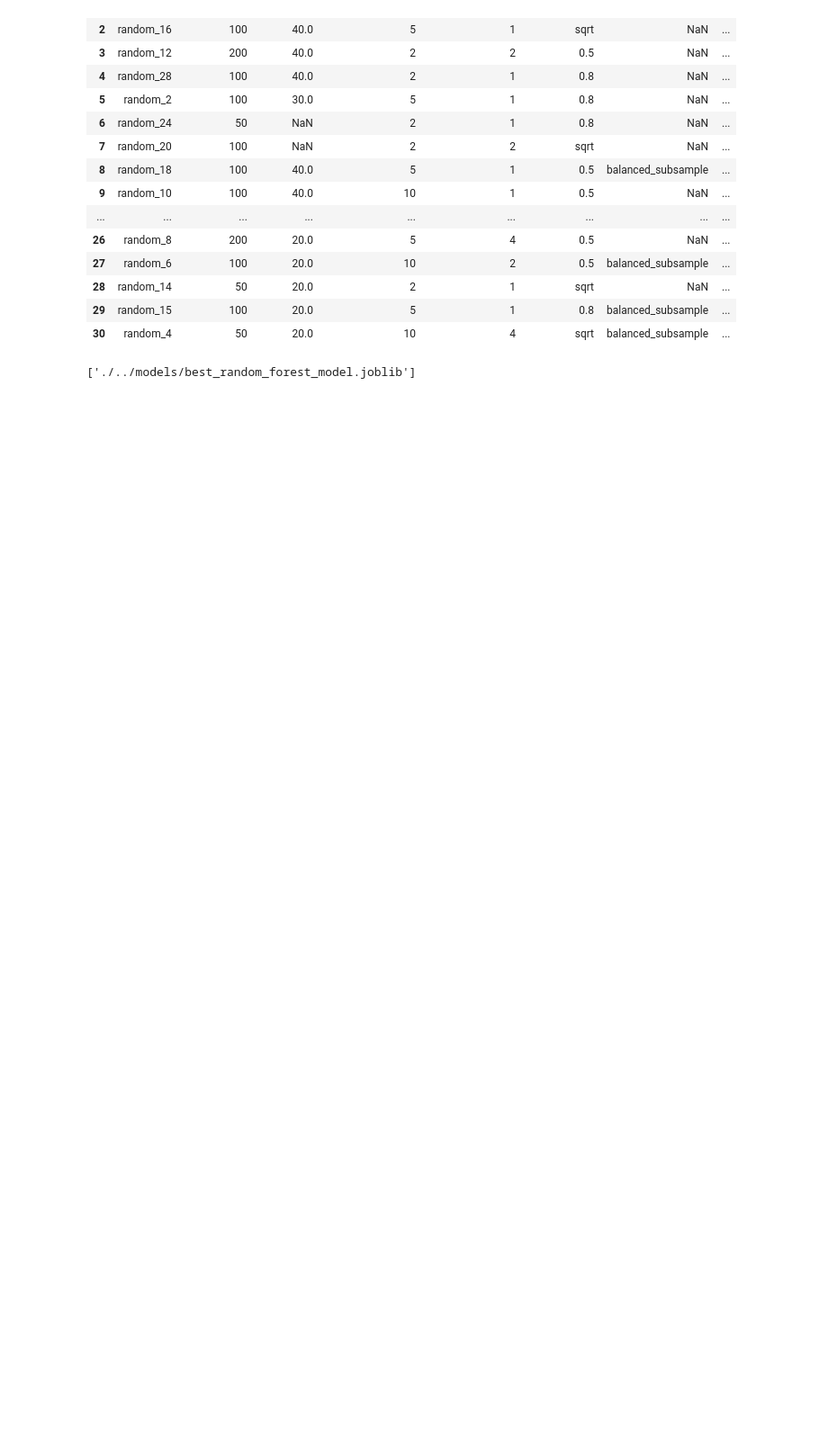
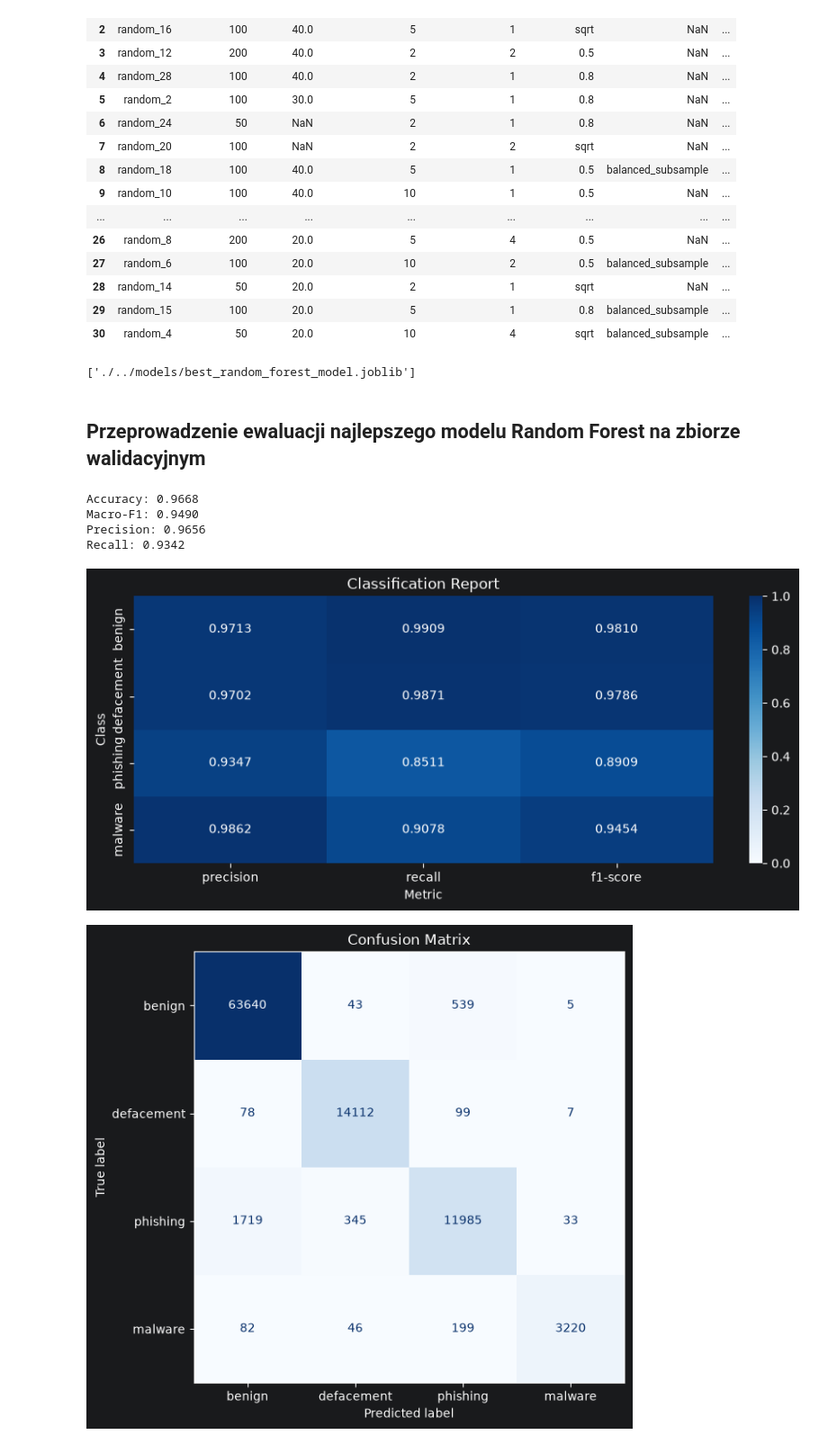
Before and after one commit to CRM-Thunder/UrlNet, a Jupyter notebook: notebooks/main_pipeline.ipynb, the cells around one changed output. Shown at 90% size. Cells and saved outputs as stored; diff of their text form; code cells hidden in the pictures; blank space fills up the shorter version.

Commit message:
Streamlined the main pipeline by loading models from joblib files, added best model evaluation on validation subset, added best model refit (on train+val) and evaluated on test subset

```diff
--- a/notebooks/main_pipeline.ipynb
+++ b/notebooks/main_pipeline.ipynb
@@ -193,8 +193,11 @@ Y_test=df_test['label']
 # %% [markdown]
 <h2>Wytrenowanie i ewaluacja modelu Random Forest stanowiącego baseline</h2>
 # %%
-default_random_forest_model=RandomForestClassifier(random_state=42, n_jobs=-1)
-default_random_forest_model.fit(X_train, Y_train)
+try:
+    default_random_forest_model=joblib.load('./../models/default_random_forest_model.joblib')
+except FileNotFoundError:
+    default_random_forest_model=RandomForestClassifier(random_state=42, n_jobs=-1)
+    default_random_forest_model.fit(X_train, Y_train)
 predictions_rfm_b=default_random_forest_model.predict(X_val)
 evaluate_model(predictions_rfm_b, Y_val)
 rfm_b_f1=f1_score(Y_val, predictions_rfm_b, average="macro")
@@ -211,8 +214,11 @@ Recall: 0.9345
 # %% [markdown]
 <h2>Wytrenowanie i ewaluacja modelu Decision Tree stanowiącego baseline</h2>
 # %%
-default_decision_tree_model=DecisionTreeClassifier(random_state=42)
-default_decision_tree_model.fit(X_train, Y_train)
+try:
+    default_decision_tree_model=joblib.load('./../models/default_decision_tree_model.joblib')
+except FileNotFoundError:
+    default_decision_tree_model=DecisionTreeClassifier(random_state=42)
+    default_decision_tree_model.fit(X_train, Y_train)
 predictions_dtm_b=default_decision_tree_model.predict(X_val)
 evaluate_model(predictions_dtm_b, Y_val)
 joblib.dump(default_decision_tree_model,'./../models/default_decision_tree_model.joblib')
@@ -227,11 +233,14 @@ Recall: 0.9218
 # %% [markdown]
 <h2>Wytrenowanie i ewaluacja modelu Logistic Regression stanowiącego baseline</h2>
 # %%
-default_logistic_regression_model=make_pipeline(
-    StandardScaler(),
-    LogisticRegression(random_state=42, max_iter=1000)
-)
-default_logistic_regression_model.fit(X_train, Y_train)
+try:
+    default_logistic_regression_model=joblib.load('./../models/default_logistic_regression_model.joblib')
+except FileNotFoundError:
+    default_logistic_regression_model=make_pipeline(
+        StandardScaler(),
+        LogisticRegression(random_state=42, max_iter=1000)
+    )
+    default_logistic_regression_model.fit(X_train, Y_train)
 predictions_lr_b=default_logistic_regression_model.predict(X_val)
 evaluate_model(predictions_lr_b, Y_val)
 joblib.dump(default_logistic_regression_model,'./../models/default_logistic_regression_model.joblib')
@@ -455,3 +464,19 @@ joblib.dump(best_random_forest_model,'./../models/best_random_forest_model.jobli
 | 29 | random_15 | 100 | 20.0 | 5 | 1 | 0.8 | balanced_subsample | ... |
 | 30 | random_4 | 50 | 20.0 | 10 | 4 | sqrt | balanced_subsample | ... |
 ['./../models/best_random_forest_model.joblib']
+# %% [markdown]
+<h2>Przeprowadzenie ewaluacji najlepszego modelu Random Forest na zbiorze walidacyjnym</h2>
+# %%
+try:
+    predictions_rfm_best=best_random_forest_model.predict(X_val)
+except NameError:
+    best_random_forest_model=joblib.load('./../models/best_random_forest_model.joblib')
+    predictions_rfm_best=best_random_forest_model.predict(X_val)
+evaluate_model(predictions_rfm_best, Y_val)
+# %% [output]
+Accuracy: 0.9668
+Macro-F1: 0.9490
+Precision: 0.9656
+Recall: 0.9342
+[figure, added]
+[figure, added]
```
Also changed, not shown: parts of 2 cells of this notebook, 1 other file.
